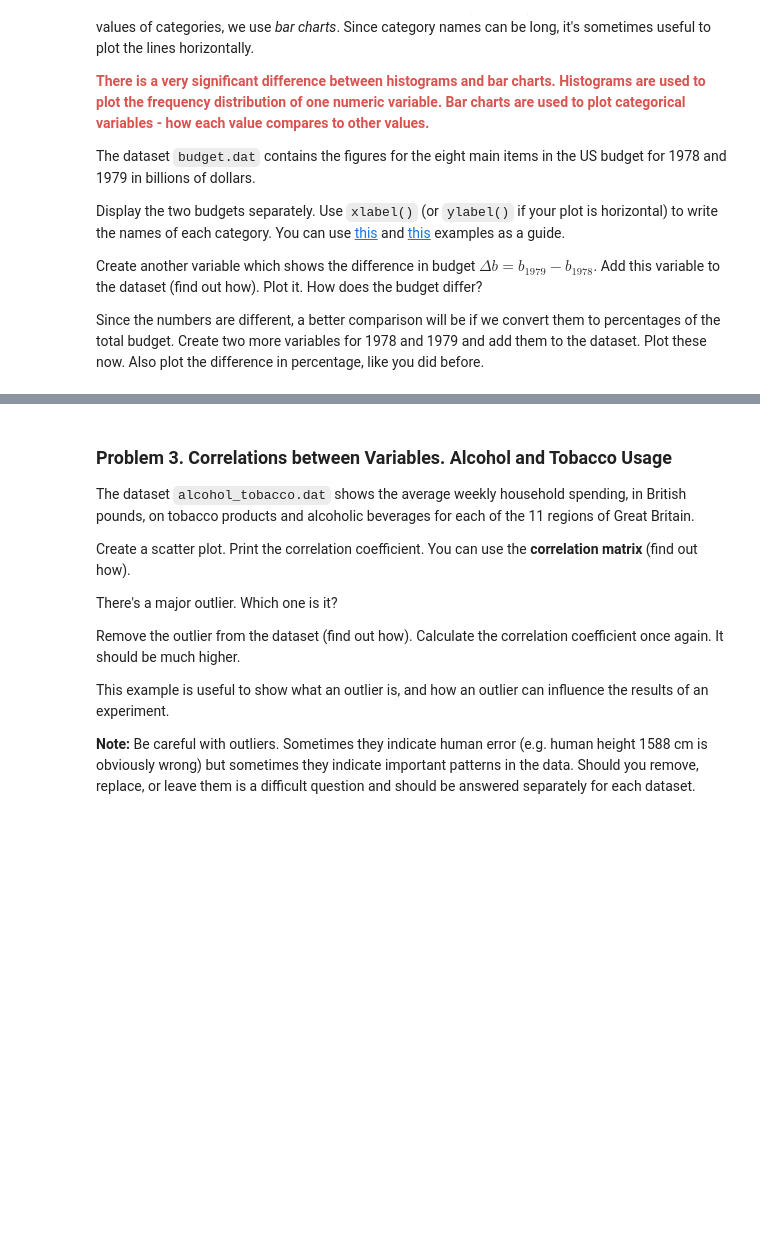
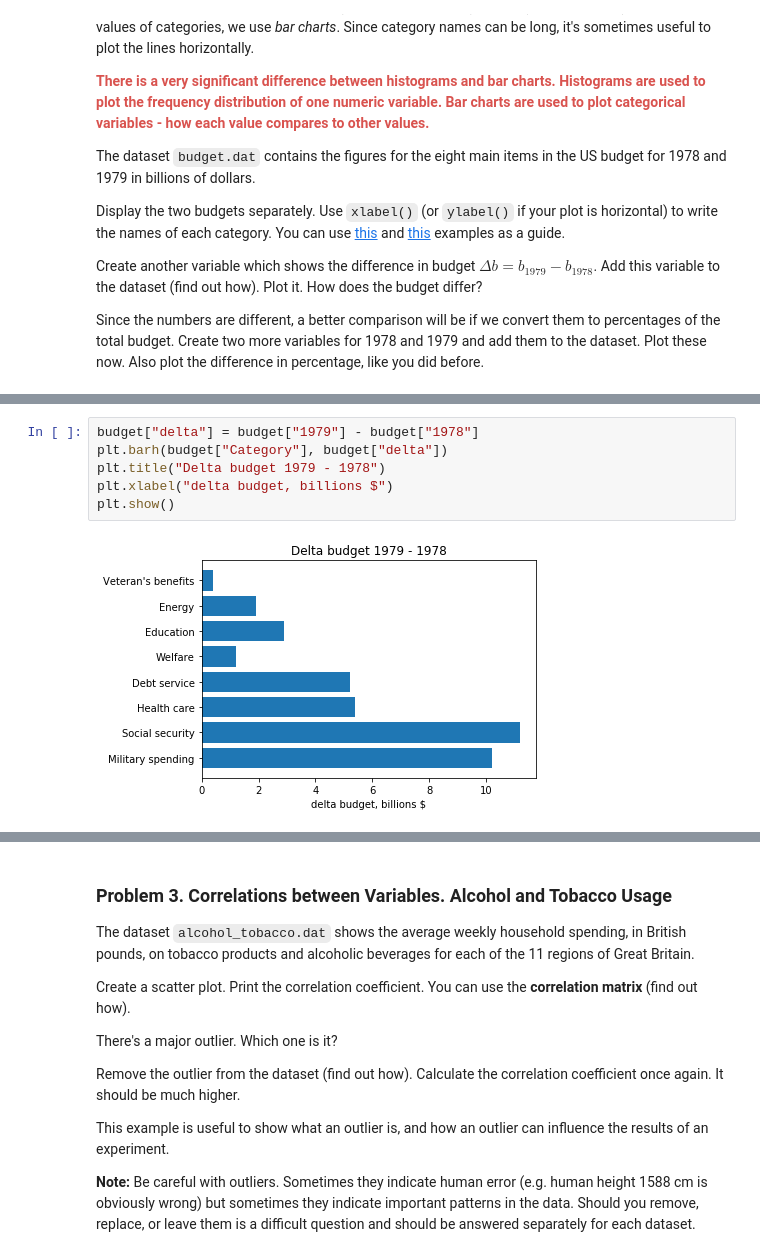
Before and after one commit to teodora-petkova/artificial-intelligence-course, a Jupyter notebook: Exercises/05. Statistics/Statistics Exercise.ipynb, the cells around one changed output, grey strips where cells are left out. Cells and saved outputs as stored; diff of their text form; blank space fills up the shorter version.

```diff
--- a/Exercises/05. Statistics/Statistics Exercise.ipynb
+++ b/Exercises/05. Statistics/Statistics Exercise.ipynb
@@ -67,0 +113,8 @@ Since the numbers are different, a better comparison will be if we convert them
+# %%
+budget["delta"] = budget["1979"] - budget["1978"]
+plt.barh(budget["Category"], budget["delta"])
+plt.title("Delta budget 1979 - 1978")
+plt.xlabel("delta budget, billions $")
+plt.show()
+# %% [output]
+[figure, added]
```
Also changed, not shown: parts of 17 cells of this notebook.
